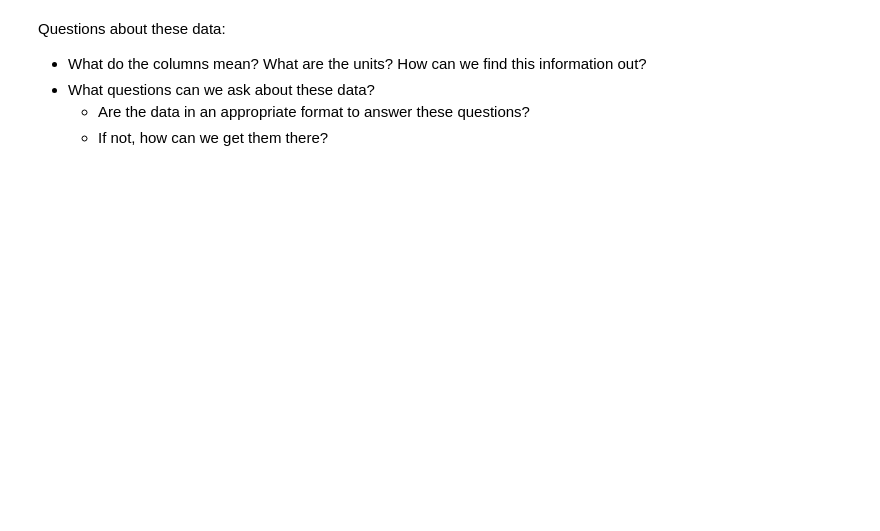
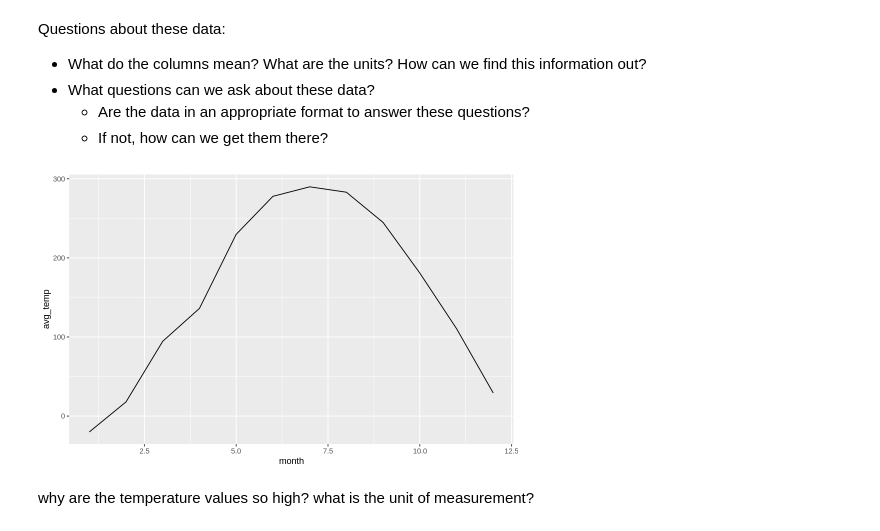
Before and after one commit to jravi123/stats306-f23, a Jupyter notebook: lectures/week4/lecture05-filled.ipynb, the cells around one changed output. Cells and saved outputs as stored; diff of their text form; code cells hidden in the pictures; blank space fills up the shorter version.

```diff
--- a/lectures/week4/lecture05-filled.ipynb
+++ b/lectures/week4/lecture05-filled.ipynb
@@ -434,0 +472,15 @@ Questions about these data:
+# %%
+a2weather %>%
+  filter(element == 'TMAX', year == '2022') %>%
+  select(month, starts_with('VALUE')) %>%
+    pivot_longer(
+                cols = starts_with('VALUE'),
+                names_prefix = 'VALUE',
+                names_to = 'day'
+    ) %>%
+      group_by(month) %>%
+      summarize(avg_temp = mean(value, na.rm = T)) %>%
+        ggplot(aes(x = month, y = avg_temp)) +
+        geom_line()
+# %% [output]
+[figure, added]
@@ -434,0 +489,2 @@ Questions about these data:
+# %% [markdown]
+why are the temperature values so high? what is the unit of measurement?
```
Also changed, not shown: parts of 9 cells of this notebook, 1 other file.
